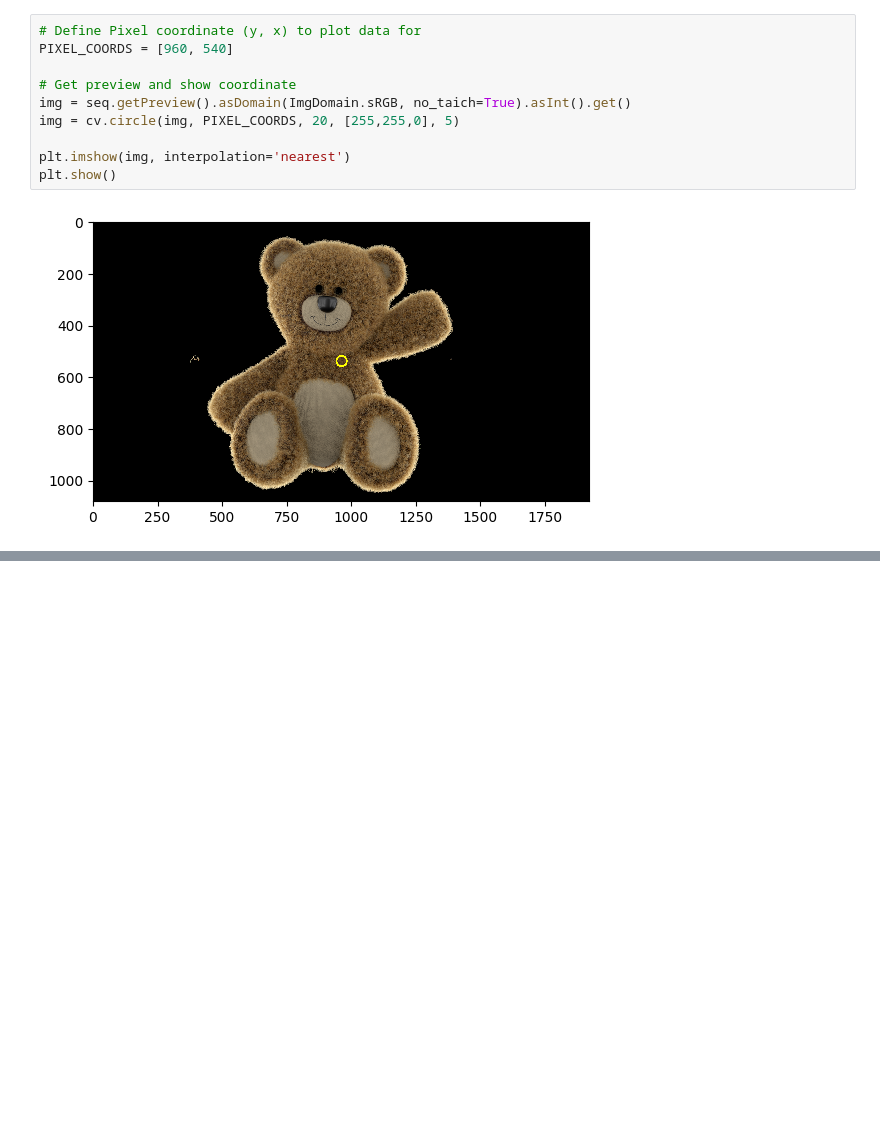
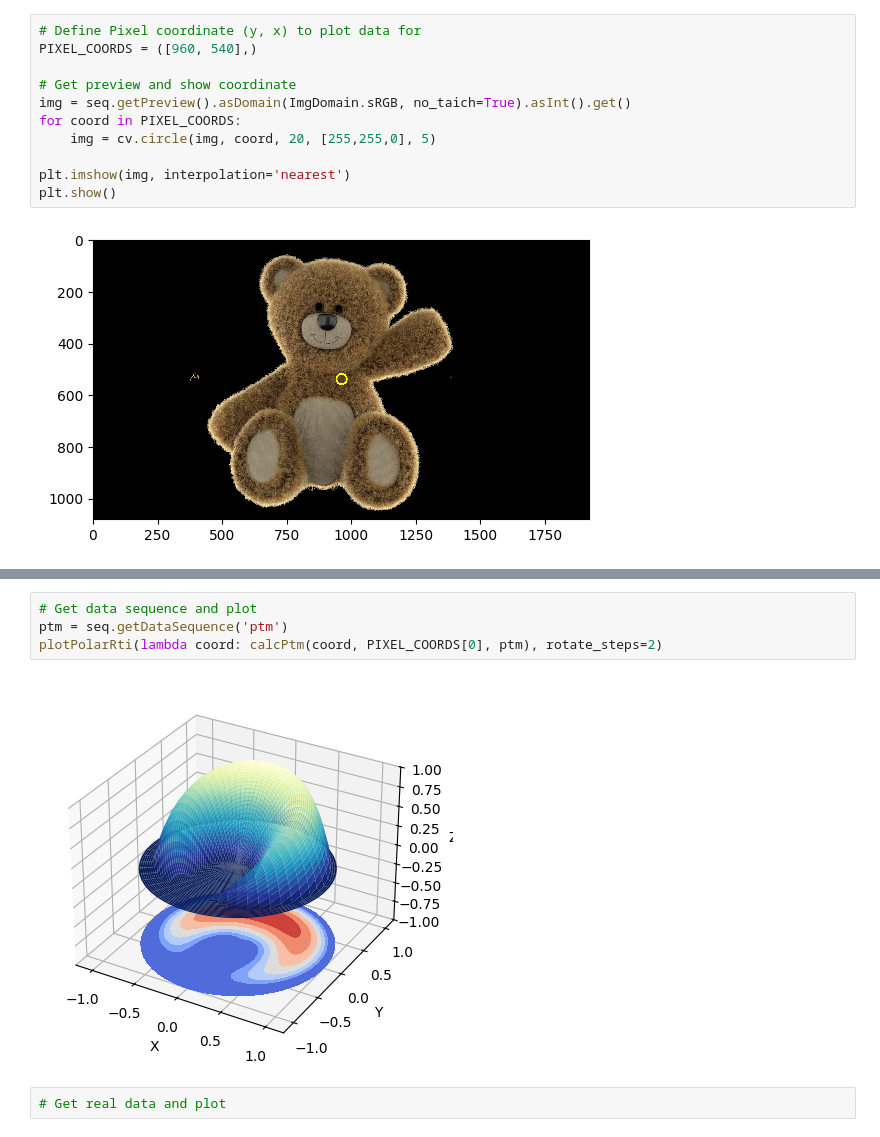
Before and after one commit to PurpleWavesDev/StopAndGlow, a Jupyter notebook: rti_plotting.ipynb, the cells around one changed output, grey strips where cells are left out. Cells and saved outputs as stored; diff of their text form; blank space fills up the shorter version.

```diff
--- a/rti_plotting.ipynb
+++ b/rti_plotting.ipynb
@@ -35,10 +32,11 @@ lpseq = LpSequence(seq, cal)
 # %%
 # Define Pixel coordinate (y, x) to plot data for
-PIXEL_COORDS = [960, 540]
+PIXEL_COORDS = ([960, 540],)
 
 # Get preview and show coordinate
 img = seq.getPreview().asDomain(ImgDomain.sRGB, no_taich=True).asInt().get()
-img = cv.circle(img, PIXEL_COORDS, 20, [255,255,0], 5)
+for coord in PIXEL_COORDS:
+    img = cv.circle(img, coord, 20, [255,255,0], 5)
 
 plt.imshow(img, interpolation='nearest')
 plt.show()
@@ -48,0 +150,8 @@ plt.show()
+# %%
+# Get data sequence and plot
+ptm = seq.getDataSequence('ptm')
+plotPolarRti(lambda coord: calcPtm(coord, PIXEL_COORDS[0], ptm), rotate_steps=2)
+# %% [output]
+[figure, added]
+# %%
+# Get real data and plot
```
Also changed, not shown: parts of 4 cells of this notebook, 1 other file.
